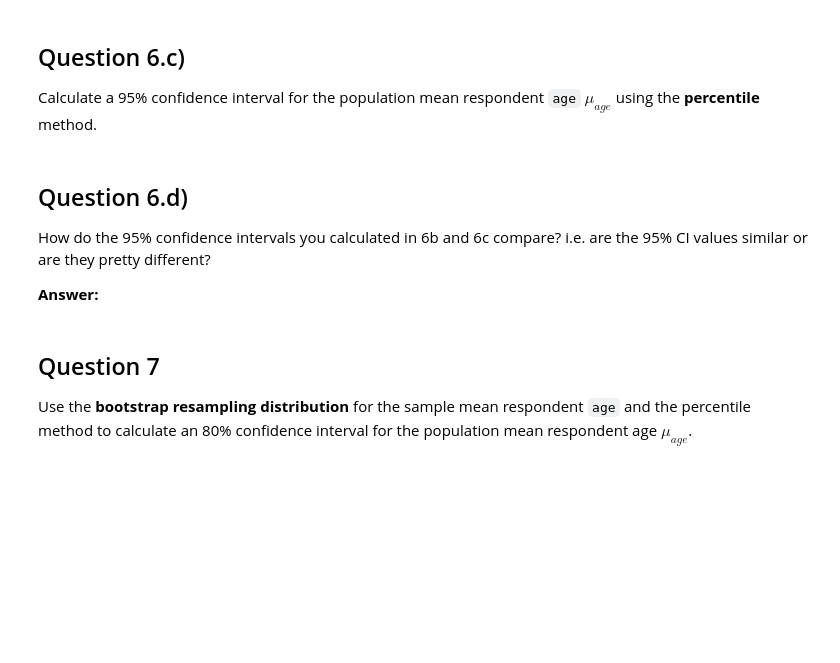
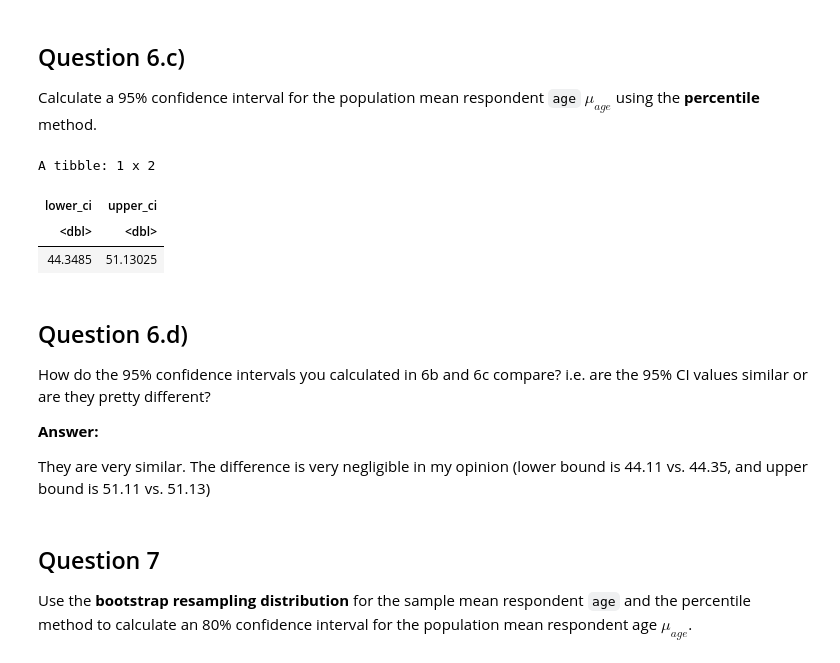
Before and after one commit to ksotoenc/data-730-a07, a Jupyter notebook: assignment8.ipynb, the cells around one changed output. Cells and saved outputs as stored; diff of their text form; code cells hidden in the pictures; blank space fills up the shorter version.

```diff
--- a/assignment8.ipynb
+++ b/assignment8.ipynb
@@ -337,6 +352,17 @@ Calculate a 95% confidence interval for the population mean respondent
 
 Calculate a 95% confidence interval for the population mean respondent
 `age` $\mu_{age}$ using the **percentile** method.
+# %%
+prct_95ci_age = boot_distrib_age |>
+  summarize(lower_ci = quantile(boot_stat, 0.025),
+            upper_ci = quantile(boot_stat, 0.975))
+
+prct_95ci_age
+# %% [output]
+A tibble: 1 x 2
+| lower_ci | upper_ci |
+| <dbl> | <dbl> |
+| 44.3485 | 51.13025 |
 # %% [markdown]
 ## Question 6.d)
 
@@ -344,6 +370,8 @@ How do the 95% confidence intervals you calculated in 6b and 6c compare?
 i.e. are the 95% CI values similar or are they pretty different?
 
 **Answer:**
+
+They are very similar. The difference is very negligible in my opinion (lower bound is 44.11 vs. 44.35, and upper bound is 51.11 vs. 51.13)
 # %% [markdown]
 ## Question 7
 
```
Also changed, not shown: parts of 6 cells of this notebook.
